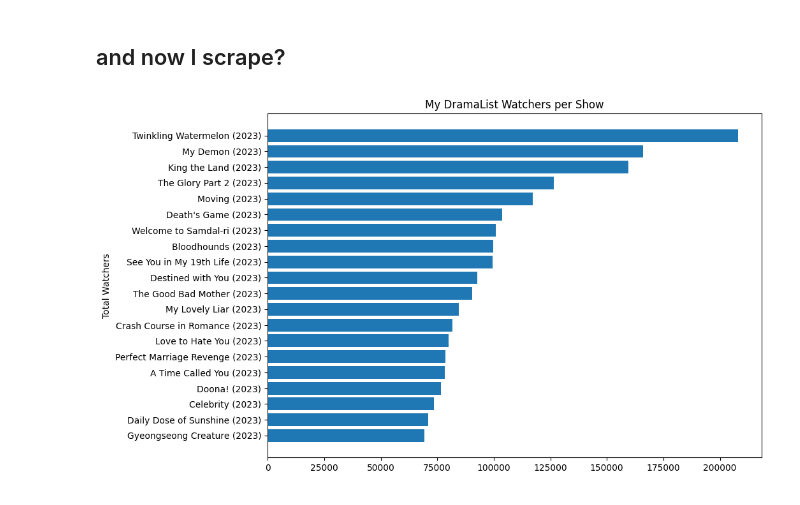
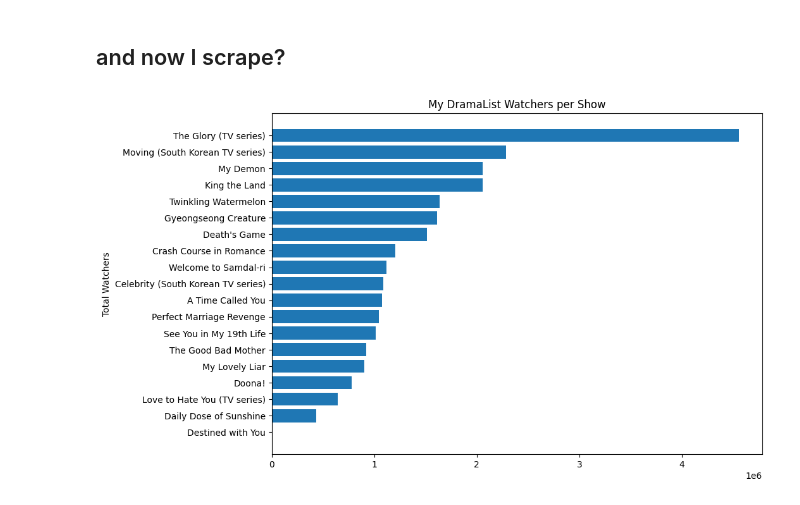
Before and after one commit to Anisa-rodriguez05/week3-fri, a Jupyter notebook: Part5.ipynb, the cells around one changed output. Saved outputs shown, nothing was run; the diff lists cells and outputs as text; code cells hidden in the pictures.

Commit message:
graph 1 done

```diff
--- a/Part5.ipynb
+++ b/Part5.ipynb
@@ -83,14 +83,16 @@ for title in wiki:
 pageviews = pd.DataFrame(all_shows)
 pageviews.to_csv("pageviews.csv")
 # %%
-bar=top.sort_values("Watchers")
+total = pageviews.sum().sort_values()
+#bar=top.sort_values("Watchers")
+
 
 plt.figure(figsize=(10,7))
-plt.barh(bar["Title_English"], bar["Watchers"])
+plt.barh(total.index, total.values)
 
 
 plt.title("My DramaList Watchers per Show")
 plt.ylabel("Total Watchers")
 plt.show()
 # %% [output]
-[figure, old version]
+[figure, new version]
```
